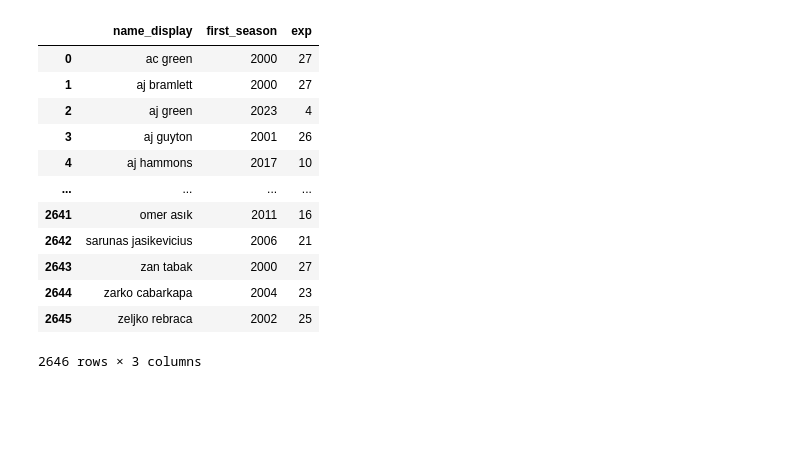
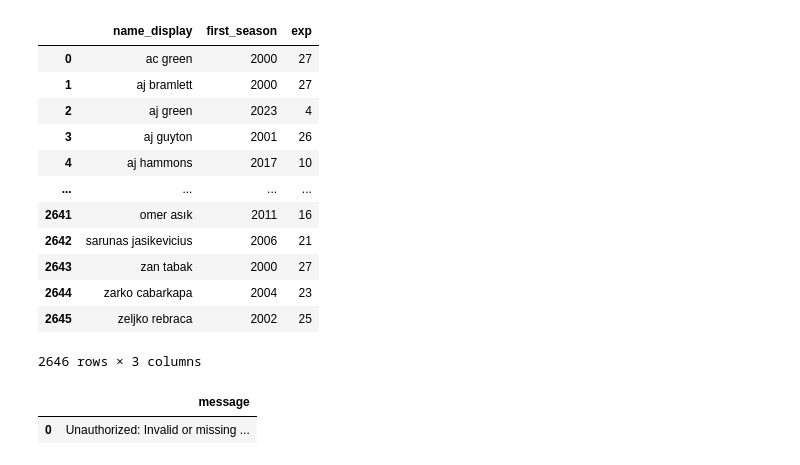
Before and after one commit to austinriley1/bball_analytics, a Jupyter notebook: NBA_draft_pick_value_model/NBA_Draft_Pick_Value_Model.ipynb, the cells around one changed output. Cells and saved outputs as stored; diff of their text form; code cells hidden in the pictures; blank space fills up the shorter version.

```diff
--- a/NBA_draft_pick_value_model/NBA_Draft_Pick_Value_Model.ipynb
+++ b/NBA_draft_pick_value_model/NBA_Draft_Pick_Value_Model.ipynb
@@ -68,19 +68,23 @@ player_exp
 # %%
 #LIVE EPM CALL
 
 api_key: str = os.environ.get("DNT_API_KEY")
 def get_epm(date):
     resp = requests.get( "https://dunksandthrees.com/api/v2/epm",
     params = {
         "date":date},
                   headers = {
     "Authorization":api_key,
     "Accept":"application/json"
                   }
     )
     return pd.json_normalize(resp.json())
 
 epm = get_epm(str(date.today()))
+epm
+# %% [output]
+|  | message |
+| 0 | Unauthorized: Invalid or missing ... |
 # %%
 epm = epm[['season', 'team_alias', 'player_name', 'oepm', 'depm', 'epm']]
 epm['player_name'] = epm['player_name'].apply(clean_name).str.lower().str.replace(".", "", regex=False)
```
Also changed, not shown: parts of 18 cells of this notebook, 3 other files.
